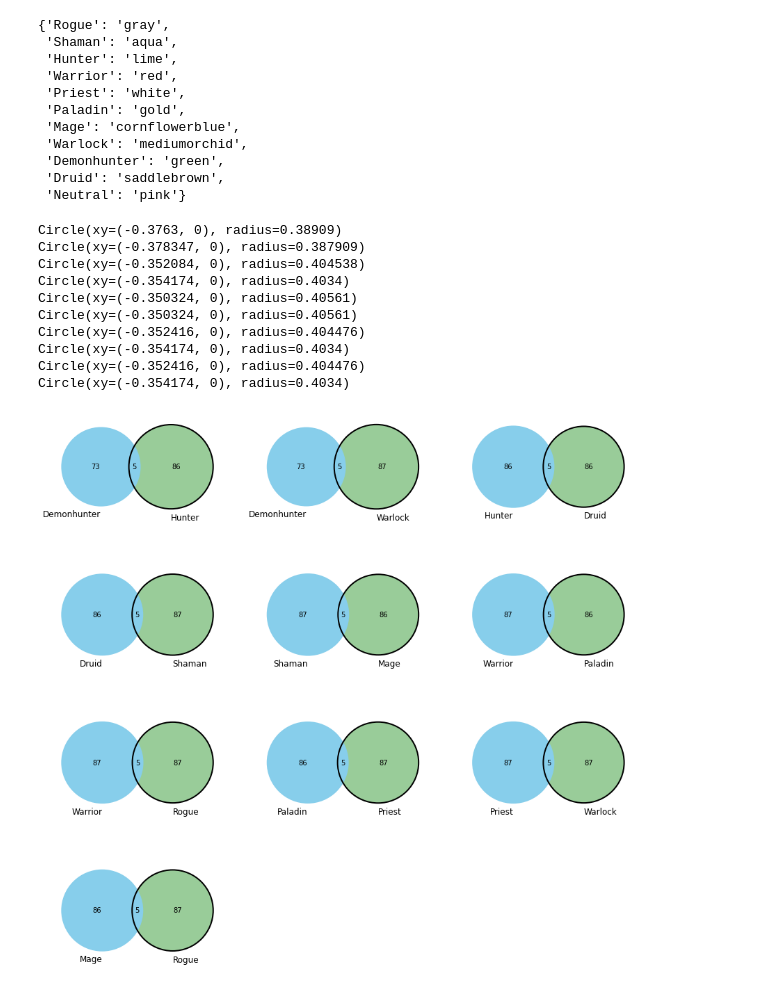
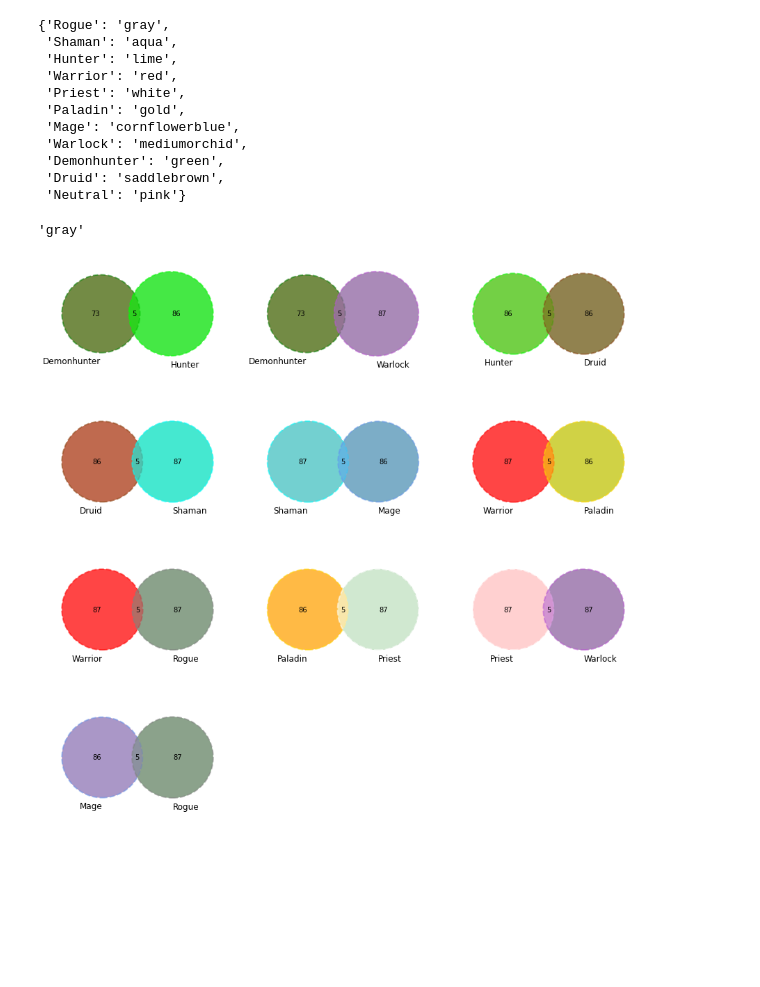
Before and after one commit to SamuelD-Data/hearthstone_project, a Jupyter notebook: hearthstone_project_notebook.ipynb, the cells around one changed output. Saved outputs shown, nothing was run; the diff lists cells and outputs as text; code cells hidden in the pictures; blank space fills up the shorter version.

Commit message:
customized colors for venn subplots, need to fix some colors as they are incorrect for class

```diff
--- a/hearthstone_project_notebook.ipynb
+++ b/hearthstone_project_notebook.ipynb
@@ -1292,28 +1292,27 @@ colord
  'Demonhunter': 'green',
  'Druid': 'saddlebrown',
  'Neutral': 'pink'}
+# %%
+colord['Rogue']
+# %% [output]
+'gray'
 # %%
 row_count = 4
 col_count = 3
 plt.figure(figsize=(15,15))
 subplot_counter = 0
 for x in multiclass_pairs:
     subplot_counter += 1
     plt.subplot(row_count, col_count, subplot_counter)
     v = venn2(subsets = (venn_dict_monoclasses[x[0] + '_cards'], venn_dict_monoclasses[x[1] + '_cards'], venn_dict_multiclasses[x[0]+x[1]]), set_labels = (x[0], x[1]))
-    c = venn2_circles(subsets = (venn_dict_monoclasses[x[0] + '_cards'], venn_dict_monoclasses[x[1] + '_cards'], venn_dict_multiclasses[x[0]+x[1]]))
-
-    c[0].set_color('skyblue')
-    print(c[0])
+    c = venn2_circles(subsets = (venn_dict_monoclasses[x[0] + '_cards'], venn_dict_monoclasses[x[1] + '_cards'], venn_dict_multiclasses[x[0]+x[1]]), linestyle='dashed', linewidth = 2, color="black")
+    first_circle_color = colord[x[0]]
+    second_circle_color = colord[x[1]]
+    #c[0].set_lw(8.0)
+    #c[0].set_ls('dotted')
+    c[0].set_color(first_circle_color)
+    c[0].set_alpha(.55)
+    c[1].set_color(second_circle_color)
+    c[1].set_alpha(.55)
 # %% [output]
-Circle(xy=(-0.3763, 0), radius=0.38909)
-Circle(xy=(-0.378347, 0), radius=0.387909)
-Circle(xy=(-0.352084, 0), radius=0.404538)
-Circle(xy=(-0.354174, 0), radius=0.4034)
-Circle(xy=(-0.350324, 0), radius=0.40561)
-Circle(xy=(-0.350324, 0), radius=0.40561)
-Circle(xy=(-0.352416, 0), radius=0.404476)
-Circle(xy=(-0.354174, 0), radius=0.4034)
-Circle(xy=(-0.352416, 0), radius=0.404476)
-Circle(xy=(-0.354174, 0), radius=0.4034)
-[figure, old version]
+[figure, new version]
```
